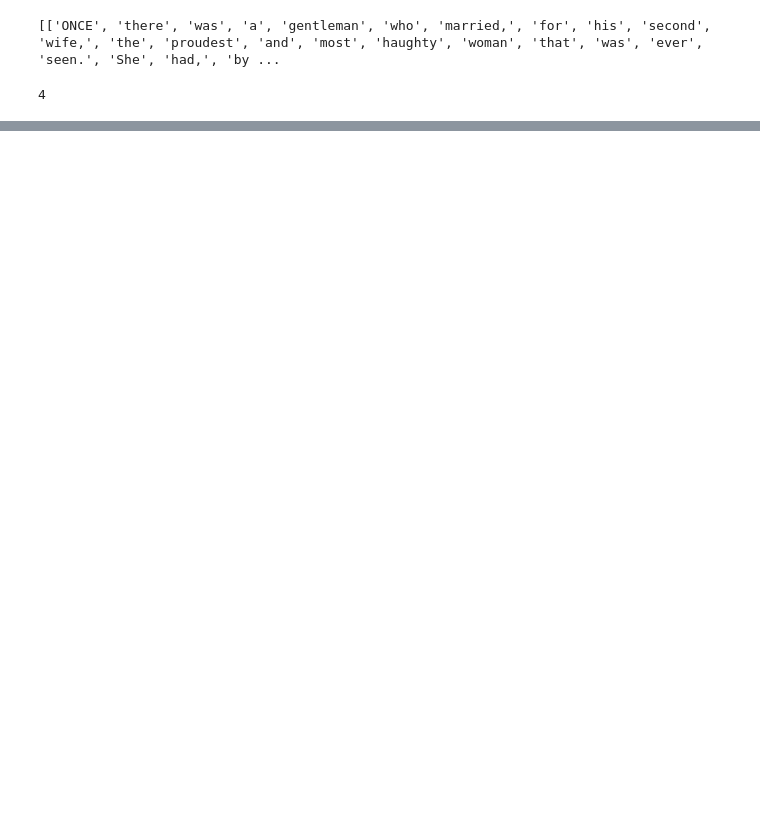
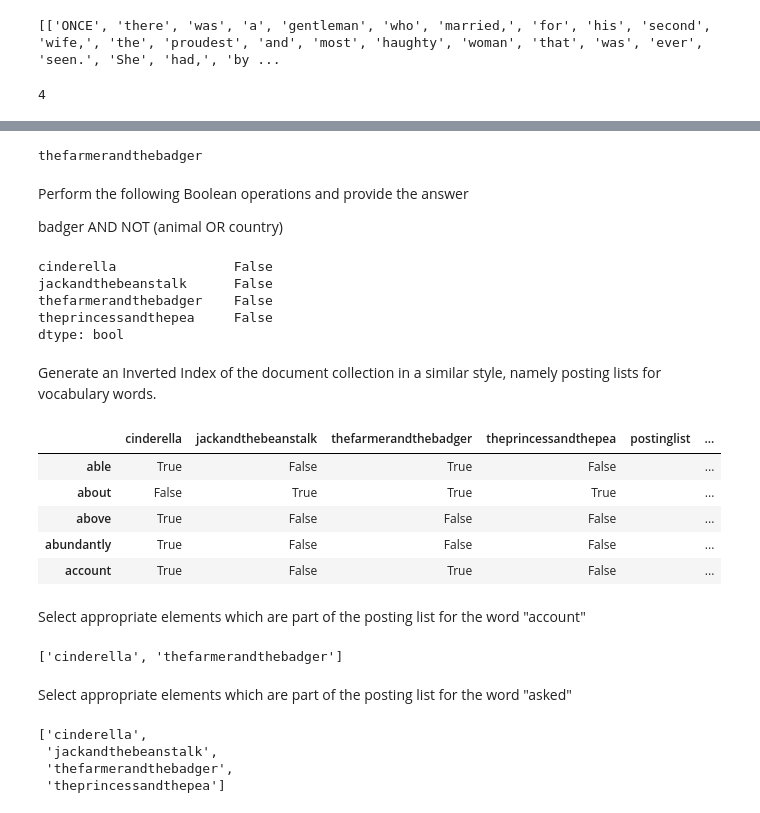
Before and after one commit to pshetty208/PythonWorkspace, a Jupyter notebook: Assignment-3.ipynb, the cells around one changed output, grey strips where cells are left out. Drawn from its saved outputs; the diff is of its cells as text; code cells hidden in the pictures; blank space fills up the shorter version.

```diff
--- a/Ass3.ipynb
+++ b/Assignment-3.ipynb
@@ -31,0 +107,49 @@ print(huge_list.count("asked"))
+# %%
+columns = ["cinderella","jackandthebeanstalk","thefarmerandthebadger","theprincessandthepea"]
+for i in columns:
+    if termdf.loc['animal', i] & termdf.loc['beautiful', i]:
+        print(i)
+# %% [output]
+thefarmerandthebadger
+# %% [markdown]
+Perform the following Boolean operations and provide the answer
+
+badger AND NOT (animal OR country)
+# %%
+termdf.loc['badger', :] & ~(termdf.loc['animal', :] | termdf.loc['country', :])
+# %% [output]
+cinderella               False
+jackandthebeanstalk      False
+thefarmerandthebadger    False
+theprincessandthepea     False
+dtype: bool
+# %% [markdown]
+Generate an Inverted Index of the document collection in a similar style, namely posting lists for vocabulary words.
+# %%
+termdf['posting_list']=termdf['posting_list'].astype(str)
+
+for i, row in termdf.iterrows():
+    termdf.at[i,'posting_list']=list(termdf.columns[(row ==True)])
+termdf.head(5)
+# %% [output]
+|  | cinderella | jackandthebeanstalk | thefarmerandthebadger | theprincessandthepea | postinglist | ... |
+| able | True | False | True | False |  | ... |
+| about | False | True | True | True |  | ... |
+| above | True | False | False | False |  | ... |
+| abundantly | True | False | False | False |  | ... |
+| account | True | False | True | False |  | ... |
+# %% [markdown]
+Select appropriate elements which are part of the posting list for the word "account"
+# %%
+termdf.loc['account','posting_list']
+# %% [output]
+['cinderella', 'thefarmerandthebadger']
+# %% [markdown]
+Select appropriate elements which are part of the posting list for the word "asked"
+# %%
+termdf.loc['asked','posting_list']
+# %% [output]
+['cinderella',
+ 'jackandthebeanstalk',
+ 'thefarmerandthebadger',
+ 'theprincessandthepea']
```
Also changed, not shown: parts of 6 cells of this notebook, 14 other files.
